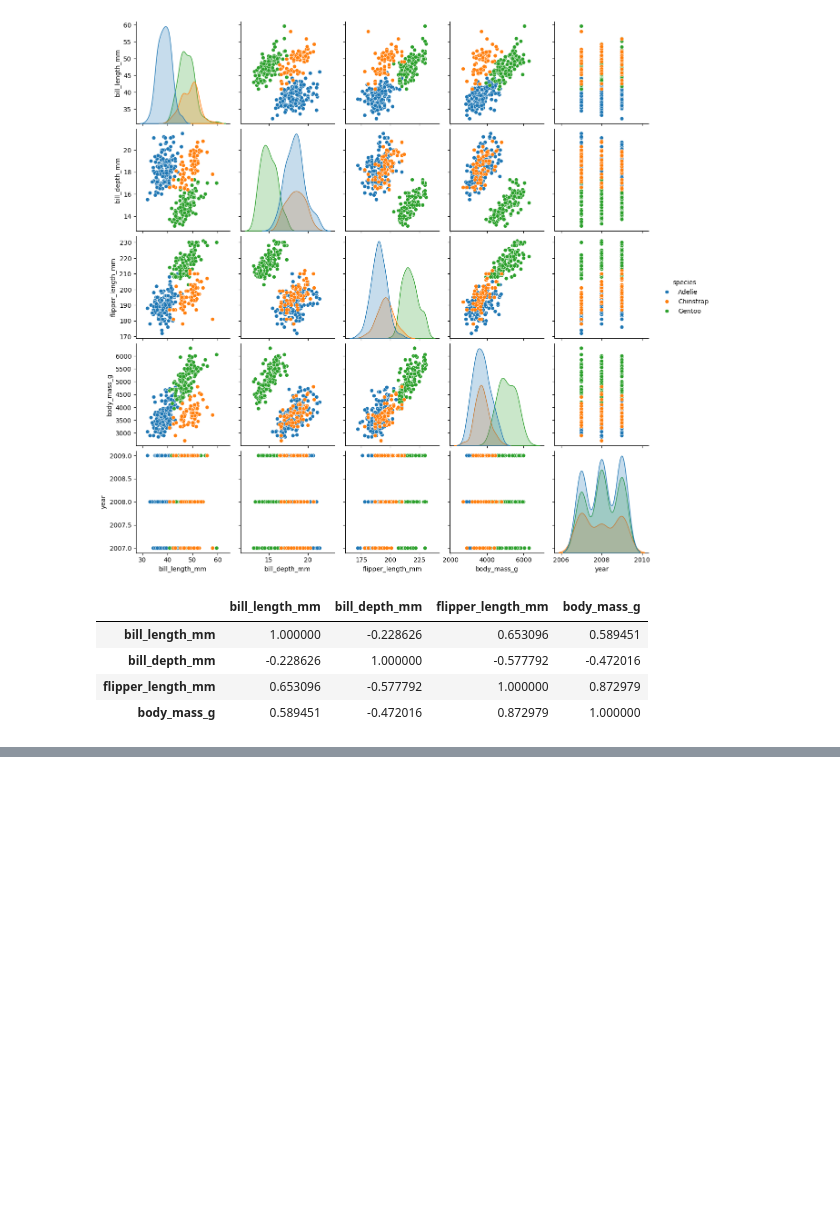
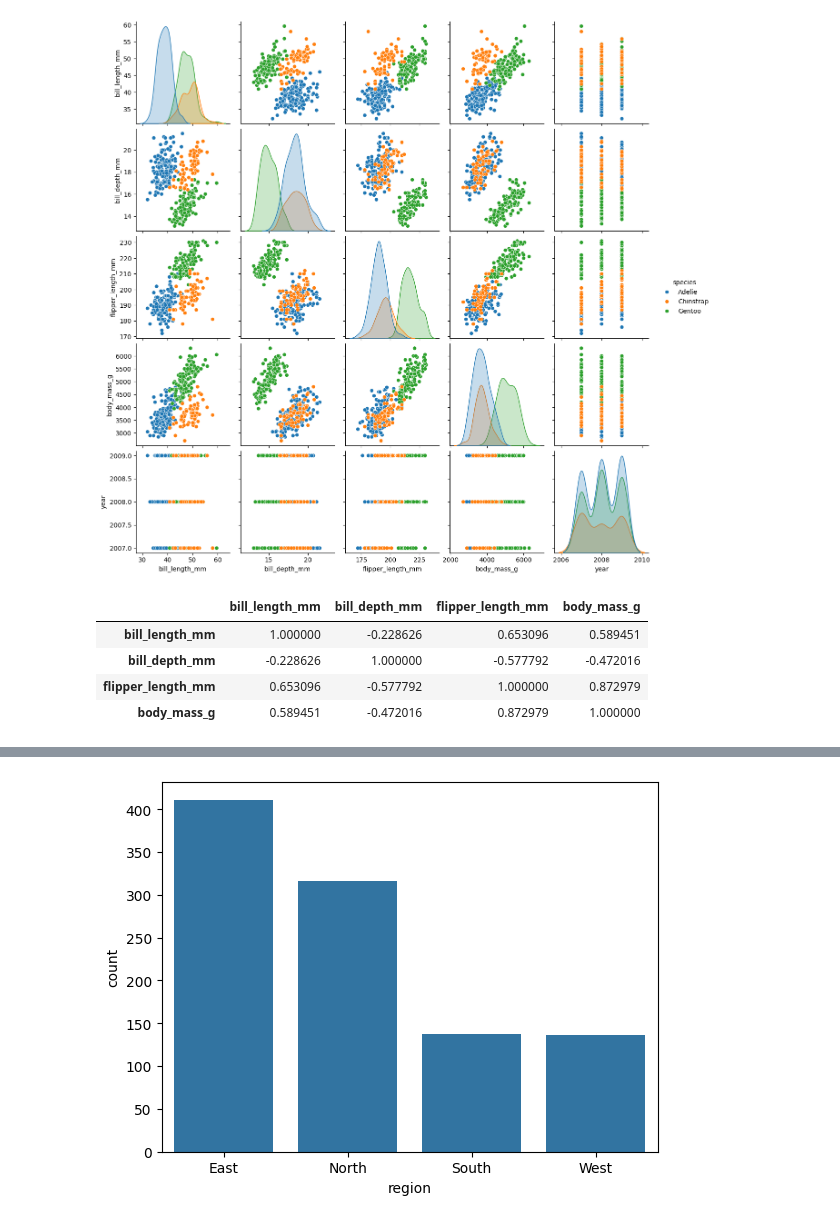
Before and after one commit to johnfbeltranc/clases_4geeks, a Jupyter notebook: 04_descriptive_statistics.ipynb, the cells around one changed output, grey strips where cells are left out. Saved outputs shown, nothing was run; the diff lists cells and outputs as text; code cells hidden in the pictures; blank space fills up the shorter version.

```diff
--- a/04_descriptive_statistics.ipynb
+++ b/04_descriptive_statistics.ipynb
@@ -168,0 +287,5 @@ fig.show()
+# %%
+sns.countplot(data=df, x="region")# hace un conteo para region
+plt.show()
+# %% [output]
+[figure, added]
```
Also changed, not shown: parts of 29 cells of this notebook.
